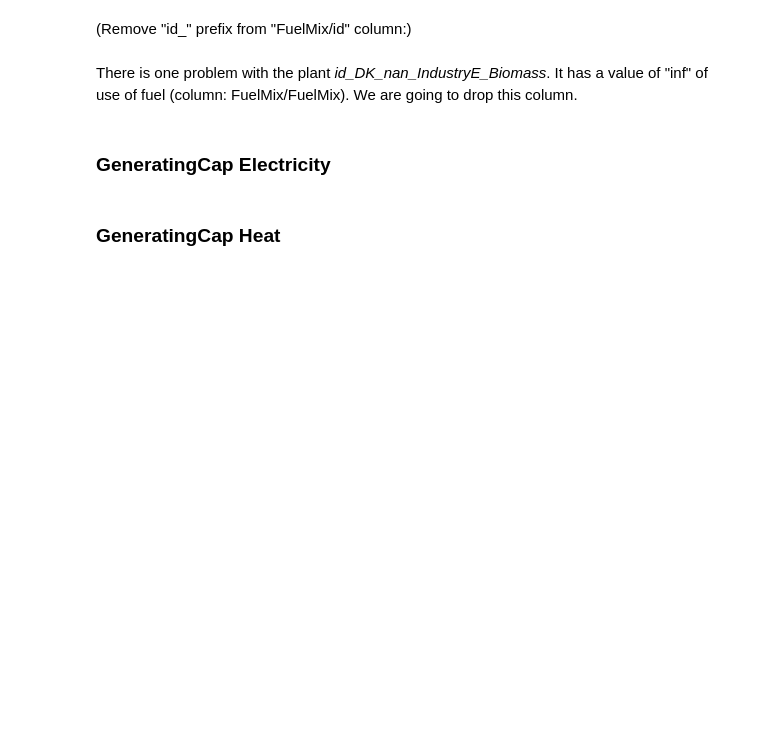
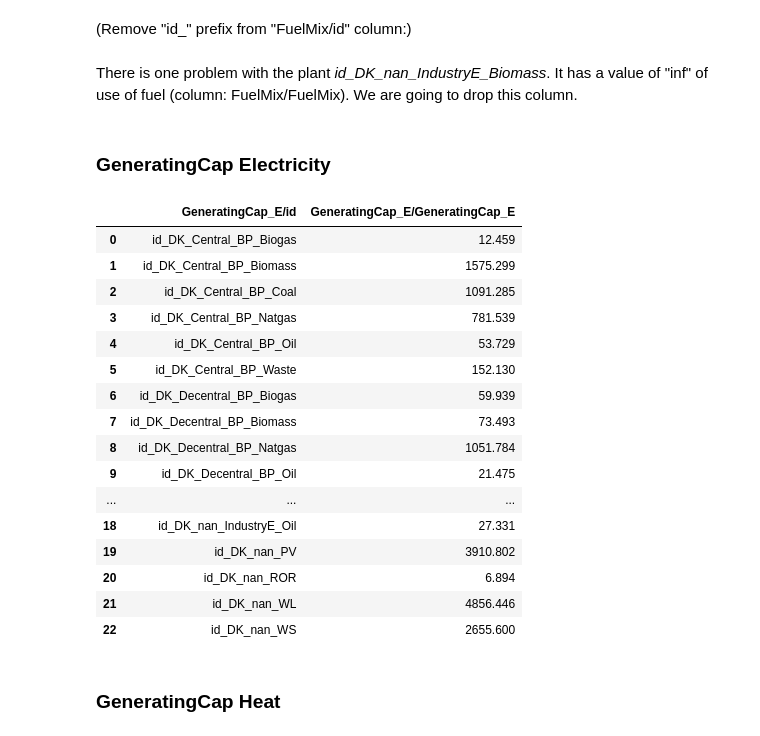
Before and after one commit to marcherger/EnergyEconGroupWork, a Jupyter notebook: DownloadDataForDK/ModelData/0_Construct_Final_Dataset.ipynb, the cells around one changed output. Drawn from its saved outputs; the diff is of its cells as text; code cells hidden in the pictures; blank space fills up the shorter version.

```diff
--- a/DownloadDataForDK/ModelData/0_Construct_Final_Dataset.ipynb
+++ b/DownloadDataForDK/ModelData/0_Construct_Final_Dataset.ipynb
@@ -353,6 +334,26 @@ FuelMix = FuelMix[FuelMix['FuelMix/FuelMix'] != np.inf]
 GeneratingCap_E = pd.read_excel(os.path.join(os.getcwd(), 'GeneratingCapacity_E.xlsx')).rename(columns={
     'id':'GeneratingCap_E/id',
     'GeneratingCapacity_E':'GeneratingCap_E/GeneratingCap_E'})
+# %%
+GeneratingCap_E
+# %% [output]
+|  | GeneratingCap_E/id | GeneratingCap_E/GeneratingCap_E |
+| 0 | id_DK_Central_BP_Biogas | 12.459 |
+| 1 | id_DK_Central_BP_Biomass | 1575.299 |
+| 2 | id_DK_Central_BP_Coal | 1091.285 |
+| 3 | id_DK_Central_BP_Natgas | 781.539 |
+| 4 | id_DK_Central_BP_Oil | 53.729 |
+| 5 | id_DK_Central_BP_Waste | 152.130 |
+| 6 | id_DK_Decentral_BP_Biogas | 59.939 |
+| 7 | id_DK_Decentral_BP_Biomass | 73.493 |
+| 8 | id_DK_Decentral_BP_Natgas | 1051.784 |
+| 9 | id_DK_Decentral_BP_Oil | 21.475 |
+| ... | ... | ... |
+| 18 | id_DK_nan_IndustryE_Oil | 27.331 |
+| 19 | id_DK_nan_PV | 3910.802 |
+| 20 | id_DK_nan_ROR | 6.894 |
+| 21 | id_DK_nan_WL | 4856.446 |
+| 22 | id_DK_nan_WS | 2655.600 |
 # %%
 #GeneratingCap_E['GeneratingCap_E/id'] = GeneratingCap_E['GeneratingCap_E/id'].str.replace('id_', '')
 # %%
```
Also changed, not shown: parts of 93 cells of this notebook, 16 other files.
